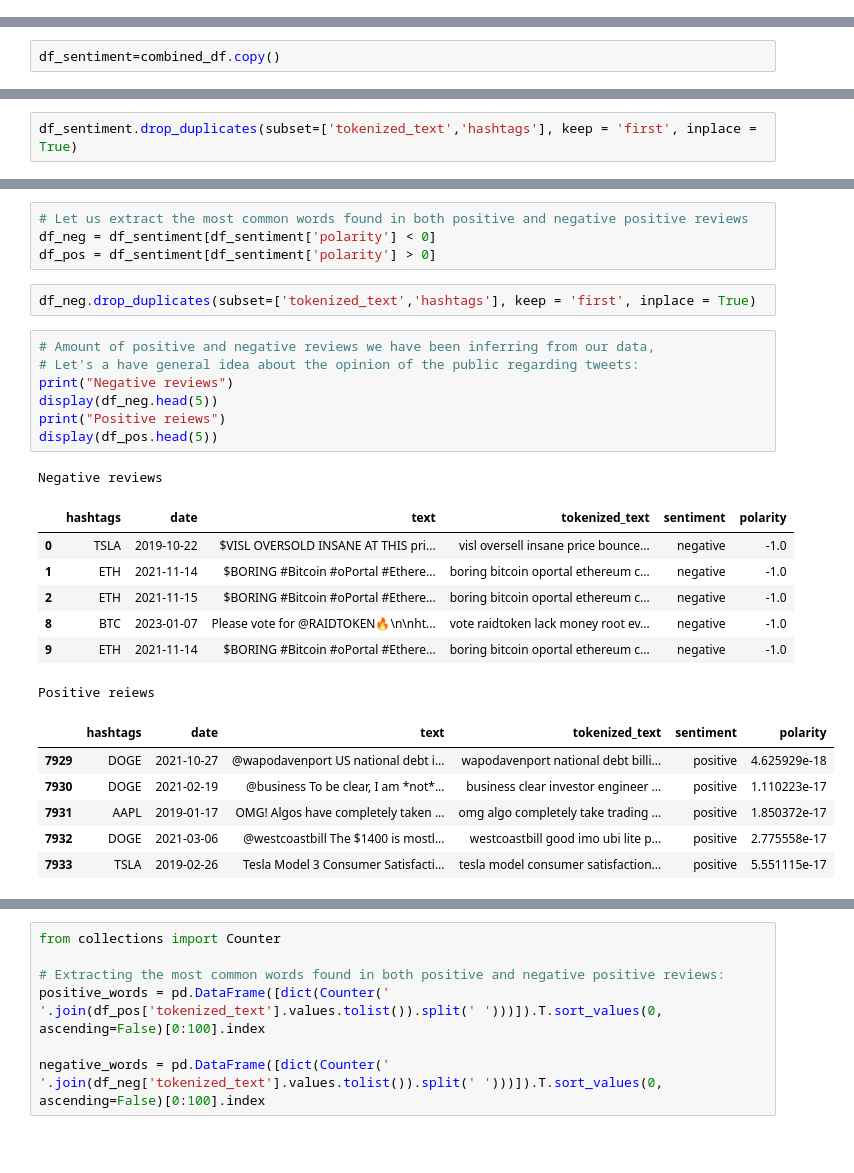
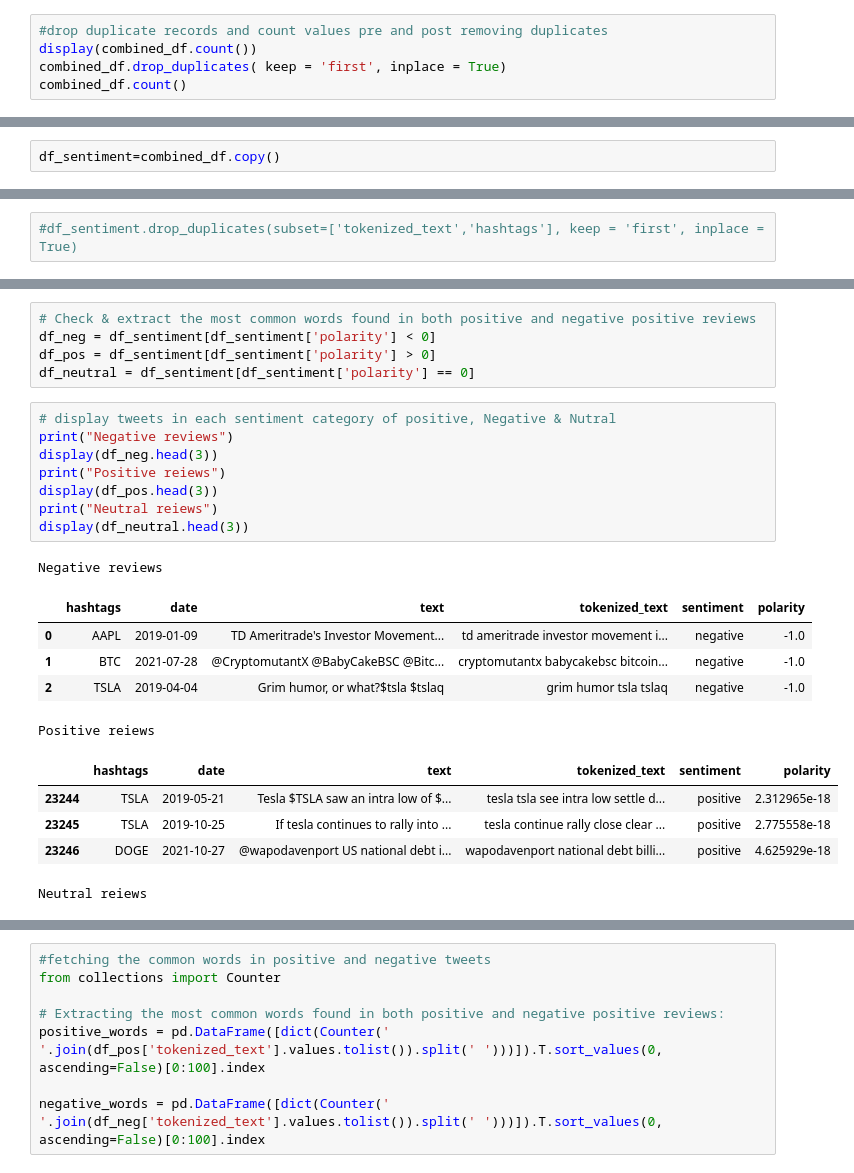
Before and after one commit to UpadhyayShweta/sentiment_analysis, a Jupyter notebook: sentiment_analysis.ipynb, the cells around one changed output, grey strips where cells are left out. Drawn from its saved outputs; the diff is of its cells as text; blank space fills up the shorter version.

```diff
--- a/sentiment_analysis.ipynb
+++ b/sentiment_analysis.ipynb
@@ -202,3 +224,8 @@ def date_format(df_col):
 combined_df['date'] = pd.to_datetime(combined_df['date'])
 combined_df['date'] = combined_df['date'].dt.date
  #= date_format(combined_df['date'].astype(str))
+# %%
+#drop duplicate records and count values pre and post removing duplicates
+display(combined_df.count())
+combined_df.drop_duplicates( keep = 'first', inplace = True)
+combined_df.count()
@@ -292,2 +478,2 @@ df_sentiment.head()
 # %%
-df_sentiment.drop_duplicates(subset=['tokenized_text','hashtags'], keep = 'first', inplace = True)
+#df_sentiment.drop_duplicates(subset=['tokenized_text','hashtags'], keep = 'first', inplace = True)
@@ -339,28 +538,25 @@ df_sentiment.head()
 # %%
-# Let us extract the most common words found in both positive and negative positive reviews
+# Check & extract the most common words found in both positive and negative positive reviews
 df_neg = df_sentiment[df_sentiment['polarity'] < 0]
 df_pos = df_sentiment[df_sentiment['polarity'] > 0]
+df_neutral = df_sentiment[df_sentiment['polarity'] == 0]
-# %%
-df_neg.drop_duplicates(subset=['tokenized_text','hashtags'], keep = 'first', inplace = True)
 # %%
-# Amount of positive and negative reviews we have been inferring from our data,
-# Let's a have general idea about the opinion of the public regarding tweets:
+# display tweets in each sentiment category of positive, Negative & Nutral
 print("Negative reviews")
-display(df_neg.head(5))
+display(df_neg.head(3))
 print("Positive reiews")
-display(df_pos.head(5))
+display(df_pos.head(3))
+print("Neutral reiews")
+display(df_neutral.head(3))
 # %% [output]
 Negative reviews
 |  | hashtags | date | text | tokenized_text | sentiment | polarity |
-| 0 | TSLA | 2019-10-22 | $VISL OVERSOLD INSANE AT THIS pri... | visl oversell insane price bounce... | negative | -1.0 |
-| 1 | ETH | 2021-11-14 | $BORING #Bitcoin #oPortal #Ethere... | boring bitcoin oportal ethereum c... | negative | -1.0 |
-| 2 | ETH | 2021-11-15 | $BORING #Bitcoin #oPortal #Ethere... | boring bitcoin oportal ethereum c... | negative | -1.0 |
-| 8 | BTC | 2023-01-07 | Please vote for @RAIDTOKEN🔥\n\nht... | vote raidtoken lack money root ev... | negative | -1.0 |
-| 9 | ETH | 2021-11-14 | $BORING #Bitcoin #oPortal #Ethere... | boring bitcoin oportal ethereum c... | negative | -1.0 |
+| 0 | AAPL | 2019-01-09 | TD Ameritrade's Investor Movement... | td ameritrade investor movement i... | negative | -1.0 |
+| 1 | BTC | 2021-07-28 | @CryptomutantX @BabyCakeBSC @Bitc... | cryptomutantx babycakebsc bitcoin... | negative | -1.0 |
+| 2 | TSLA | 2019-04-04 | Grim humor, or what?$tsla $tslaq | grim humor tsla tslaq | negative | -1.0 |
 Positive reiews
 |  | hashtags | date | text | tokenized_text | sentiment | polarity |
-| 7929 | DOGE | 2021-10-27 | @wapodavenport US national debt i... | wapodavenport national debt billi... | positive | 4.625929e-18 |
-| 7930 | DOGE | 2021-02-19 | @business To be clear, I am *not*... | business clear investor engineer ... | positive | 1.110223e-17 |
-| 7931 | AAPL | 2019-01-17 | OMG! Algos have completely taken ... | omg algo completely take trading ... | positive | 1.850372e-17 |
-| 7932 | DOGE | 2021-03-06 | @westcoastbill The $1400 is mostl... | westcoastbill good imo ubi lite p... | positive | 2.775558e-17 |
-| 7933 | TSLA | 2019-02-26 | Tesla Model 3 Consumer Satisfacti... | tesla model consumer satisfaction... | positive | 5.551115e-17 |
+| 23244 | TSLA | 2019-05-21 | Tesla $TSLA saw an intra low of $... | tesla tsla see intra low settle d... | positive | 2.312965e-18 |
+| 23245 | TSLA | 2019-10-25 | If tesla continues to rally into ... | tesla continue rally close clear ... | positive | 2.775558e-18 |
+| 23246 | DOGE | 2021-10-27 | @wapodavenport US national debt i... | wapodavenport national debt billi... | positive | 4.625929e-18 |
+Neutral reiews
@@ -367,4 +567,5 @@ Positive reiews
 # %%
+#fetching the common words in positive and negative tweets
 from collections import Counter
 
 # Extracting the most common words found in both positive and negative positive reviews:
```
Also changed, not shown: parts of 72 cells of this notebook, 2 other files.
